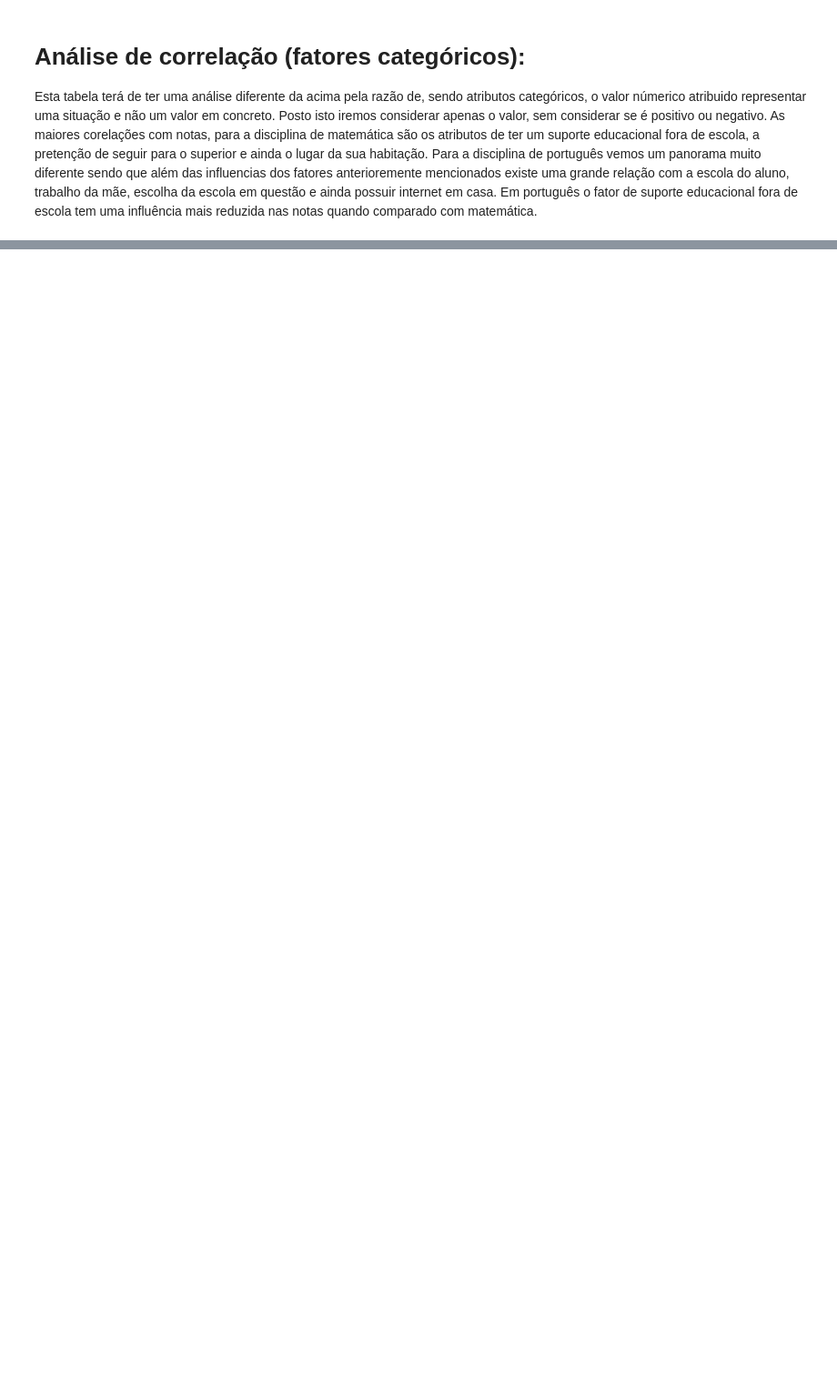
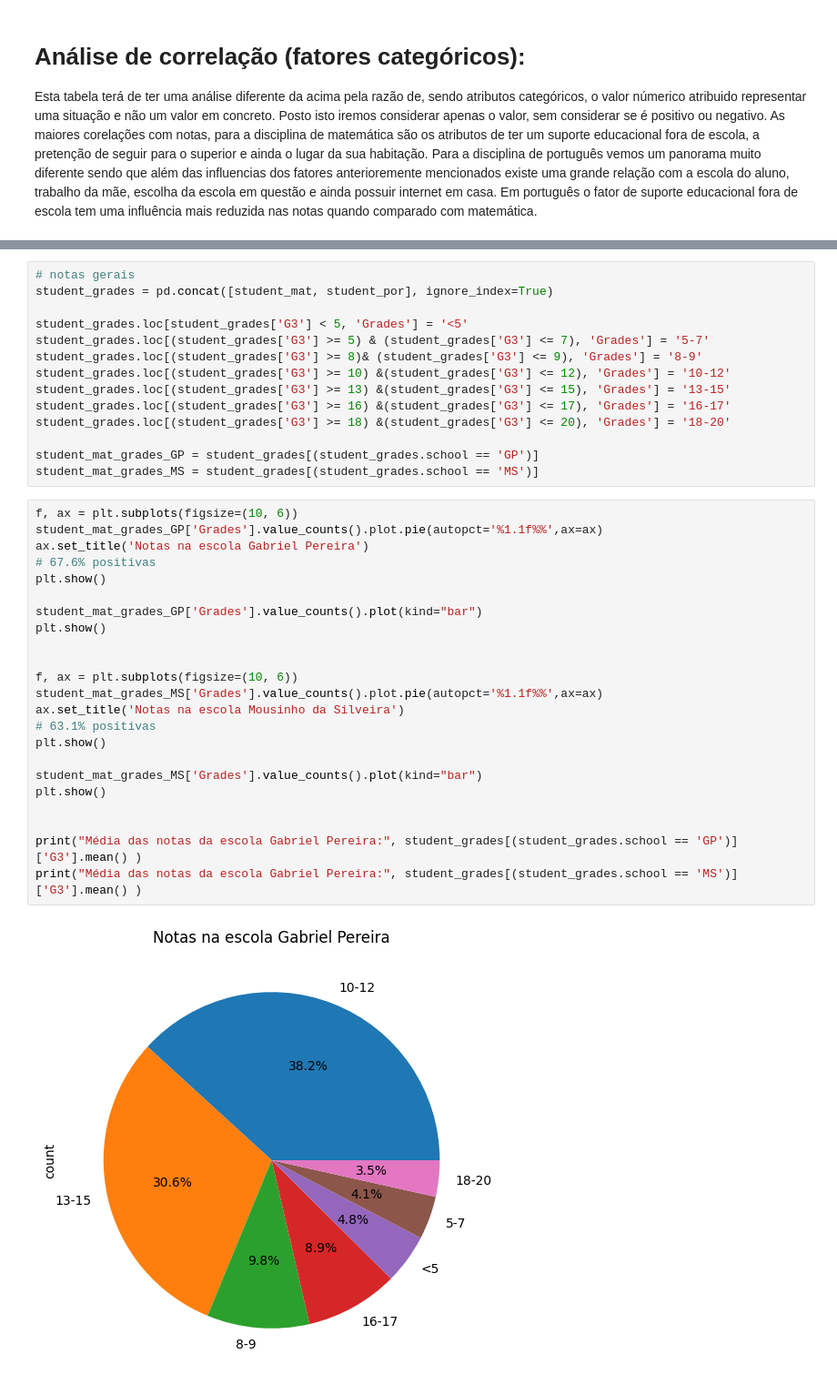
Before and after one commit to leosousa200/SGDAnalysis, a Jupyter notebook: analysis.ipynb, the cells around one changed output, grey strips where cells are left out. Shown at 91% size. Saved outputs shown, nothing was run; the diff lists cells and outputs as text; blank space fills up the shorter version.

Commit message:
School Analysis added

```diff
--- a/analysis.ipynb
+++ b/analysis.ipynb
@@ -147,0 +150,39 @@ Para a disciplina de português vemos um panorama muito diferente sendo que alé
+# %%
+# notas gerais
+student_grades = pd.concat([student_mat, student_por], ignore_index=True)
+
+student_grades.loc[student_grades['G3'] < 5, 'Grades'] = '<5'
+student_grades.loc[(student_grades['G3'] >= 5) & (student_grades['G3'] <= 7), 'Grades'] = '5-7'
+student_grades.loc[(student_grades['G3'] >= 8)& (student_grades['G3'] <= 9), 'Grades'] = '8-9'
+student_grades.loc[(student_grades['G3'] >= 10) &(student_grades['G3'] <= 12), 'Grades'] = '10-12'
+student_grades.loc[(student_grades['G3'] >= 13) &(student_grades['G3'] <= 15), 'Grades'] = '13-15'
+student_grades.loc[(student_grades['G3'] >= 16) &(student_grades['G3'] <= 17), 'Grades'] = '16-17'
+student_grades.loc[(student_grades['G3'] >= 18) &(student_grades['G3'] <= 20), 'Grades'] = '18-20'
+
+student_mat_grades_GP = student_grades[(student_grades.school == 'GP')]
+student_mat_grades_MS = student_grades[(student_grades.school == 'MS')]
+# %%
+f, ax = plt.subplots(figsize=(10, 6))
+student_mat_grades_GP['Grades'].value_counts().plot.pie(autopct='%1.1f%%',ax=ax)
+ax.set_title('Notas na escola Gabriel Pereira')
+# 67.6% positivas
+plt.show()
+
+student_mat_grades_GP['Grades'].value_counts().plot(kind="bar")
+plt.show()
+
+
+f, ax = plt.subplots(figsize=(10, 6))
+student_mat_grades_MS['Grades'].value_counts().plot.pie(autopct='%1.1f%%',ax=ax)
+ax.set_title('Notas na escola Mousinho da Silveira')
+# 63.1% positivas
+plt.show()
+
+student_mat_grades_MS['Grades'].value_counts().plot(kind="bar")
+plt.show()
+
+
+print("Média das notas da escola Gabriel Pereira:", student_grades[(student_grades.school == 'GP')]['G3'].mean() )
+print("Média das notas da escola Gabriel Pereira:", student_grades[(student_grades.school == 'MS')]['G3'].mean() )
+# %% [output]
+[figure, added]
```
Also changed, not shown: parts of 3 cells of this notebook.
